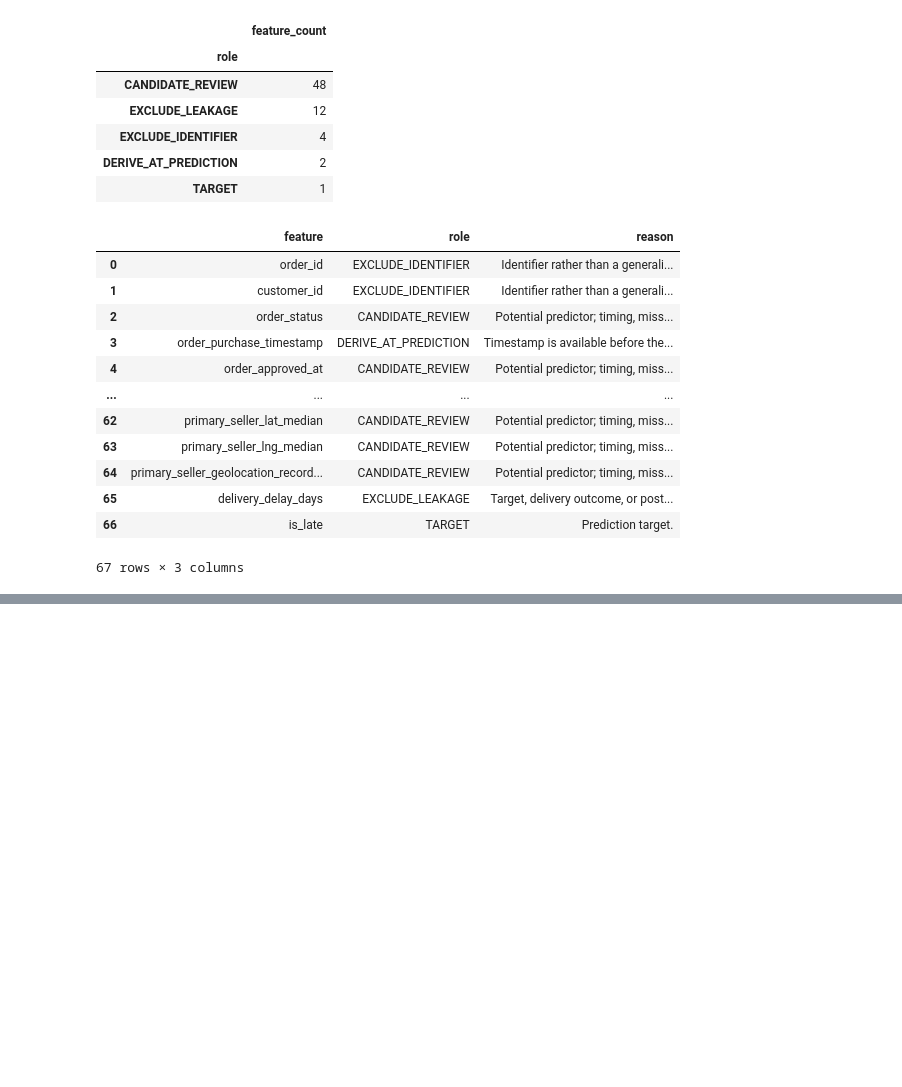
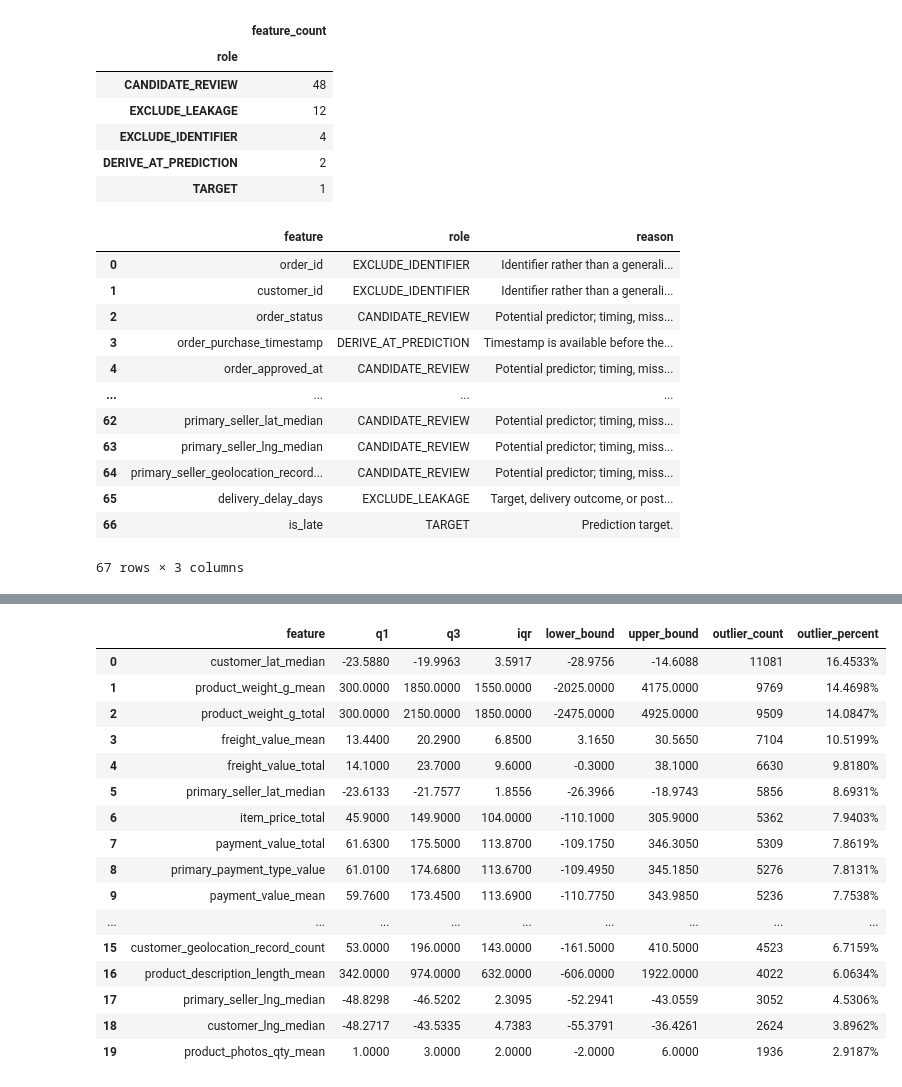
Before and after one commit to HaneenDahbour/olist-late-delivery-mlops, a Jupyter notebook: notebooks/04_train_eda.ipynb, the cells around one changed output, grey strips where cells are left out. Drawn from its saved outputs; the diff is of its cells as text; code cells hidden in the pictures; blank space fills up the shorter version.

```diff
--- a/notebooks/04_train_eda.ipynb
+++ b/notebooks/04_train_eda.ipynb
@@ -1004,0 +1039,82 @@ Ready for Notebook 5: YES
+# %%
+outlier_records = []
+
+for column in candidate_numeric_columns:
+    values = pd.to_numeric(
+        train[column],
+        errors="coerce",
+    ).dropna()
+
+    if (
+        len(values) == 0
+        or values.nunique() <= 1
+    ):
+        continue
+
+    q1 = values.quantile(0.25)
+    q3 = values.quantile(0.75)
+    iqr = q3 - q1
+
+    if pd.isna(iqr) or iqr == 0:
+        continue
+
+    lower_bound = q1 - 1.5 * iqr
+    upper_bound = q3 + 1.5 * iqr
+
+    outlier_mask = (
+        (values < lower_bound)
+        | (values > upper_bound)
+    )
+
+    outlier_count = int(
+        outlier_mask.sum()
+    )
+
+    outlier_records.append(
+        {
+            "feature": column,
+            "q1": q1,
+            "q3": q3,
+            "iqr": iqr,
+            "lower_bound": lower_bound,
+            "upper_bound": upper_bound,
+            "outlier_count": outlier_count,
+            "outlier_percent": (
+                outlier_count
+                / len(values)
+                * 100
+            ),
+        }
+    )
+
+outlier_summary = (
+    pd.DataFrame(outlier_records)
+    .sort_values(
+        "outlier_percent",
+        ascending=False,
+    )
+    .reset_index(drop=True)
+)
+
+print(
+    f"Numeric features audited for outliers: "
+    f"{len(outlier_summary)}"
+)
+
+display(
+    outlier_summary.head(20).style.format(
+        {
+            "q1": "{:.4f}",
+            "q3": "{:.4f}",
+            "iqr": "{:.4f}",
+            "lower_bound": "{:.4f}",
+            "upper_bound": "{:.4f}",
+            "outlier_percent": "{:.4f}%",
+        }
+    )
+)
+
+print(
+    "Automatic outlier deletion performed: NO"
+)
+# %% [output]
@@ -1004,0 +1122,17 @@ Ready for Notebook 5: YES
+|  | feature | q1 | q3 | iqr | lower_bound | upper_bound | outlier_count | outlier_percent |
+| 0 | customer_lat_median | -23.5880 | -19.9963 | 3.5917 | -28.9756 | -14.6088 | 11081 | 16.4533% |
+| 1 | product_weight_g_mean | 300.0000 | 1850.0000 | 1550.0000 | -2025.0000 | 4175.0000 | 9769 | 14.4698% |
+| 2 | product_weight_g_total | 300.0000 | 2150.0000 | 1850.0000 | -2475.0000 | 4925.0000 | 9509 | 14.0847% |
+| 3 | freight_value_mean | 13.4400 | 20.2900 | 6.8500 | 3.1650 | 30.5650 | 7104 | 10.5199% |
+| 4 | freight_value_total | 14.1000 | 23.7000 | 9.6000 | -0.3000 | 38.1000 | 6630 | 9.8180% |
+| 5 | primary_seller_lat_median | -23.6133 | -21.7577 | 1.8556 | -26.3966 | -18.9743 | 5856 | 8.6931% |
+| 6 | item_price_total | 45.9000 | 149.9000 | 104.0000 | -110.1000 | 305.9000 | 5362 | 7.9403% |
+| 7 | payment_value_total | 61.6300 | 175.5000 | 113.8700 | -109.1750 | 346.3050 | 5309 | 7.8619% |
+| 8 | primary_payment_type_value | 61.0100 | 174.6800 | 113.6700 | -109.4950 | 345.1850 | 5276 | 7.8131% |
+| 9 | payment_value_mean | 59.7600 | 173.4500 | 113.6900 | -110.7750 | 343.9850 | 5236 | 7.7538% |
+| ... | ... | ... | ... | ... | ... | ... | ... | ... |
+| 15 | customer_geolocation_record_count | 53.0000 | 196.0000 | 143.0000 | -161.5000 | 410.5000 | 4523 | 6.7159% |
+| 16 | product_description_length_mean | 342.0000 | 974.0000 | 632.0000 | -606.0000 | 1922.0000 | 4022 | 6.0634% |
+| 17 | primary_seller_lng_median | -48.8298 | -46.5202 | 2.3095 | -52.2941 | -43.0559 | 3052 | 4.5306% |
+| 18 | customer_lng_median | -48.2717 | -43.5335 | 4.7383 | -55.3791 | -36.4261 | 2624 | 3.8962% |
+| 19 | product_photos_qty_mean | 1.0000 | 3.0000 | 2.0000 | -2.0000 | 6.0000 | 1936 | 2.9187% |
```
Also changed, not shown: parts of 17 cells of this notebook, 2 other files.
